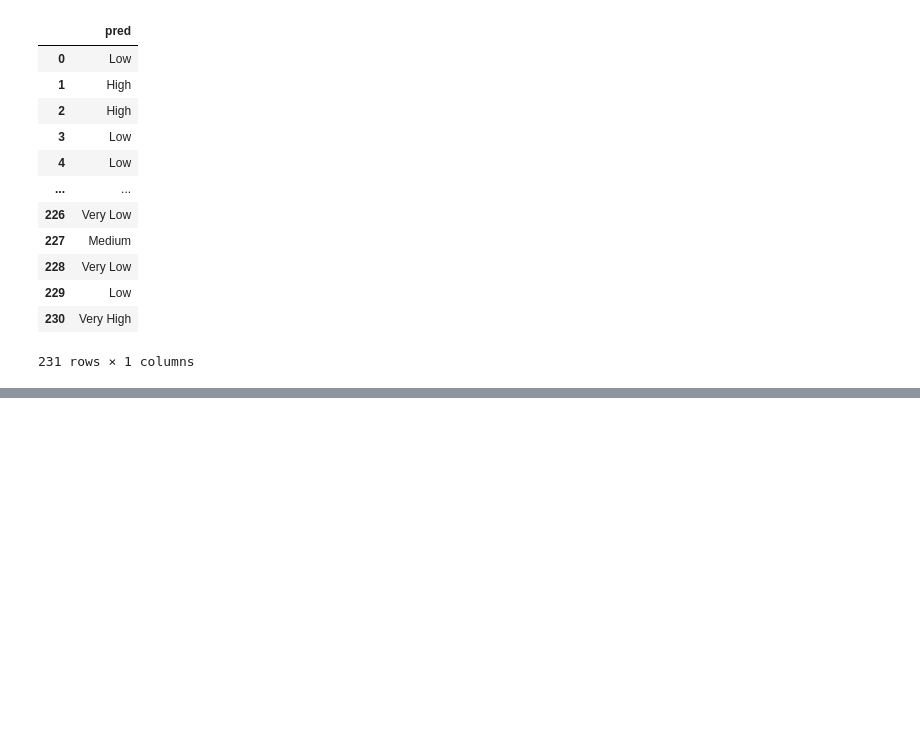
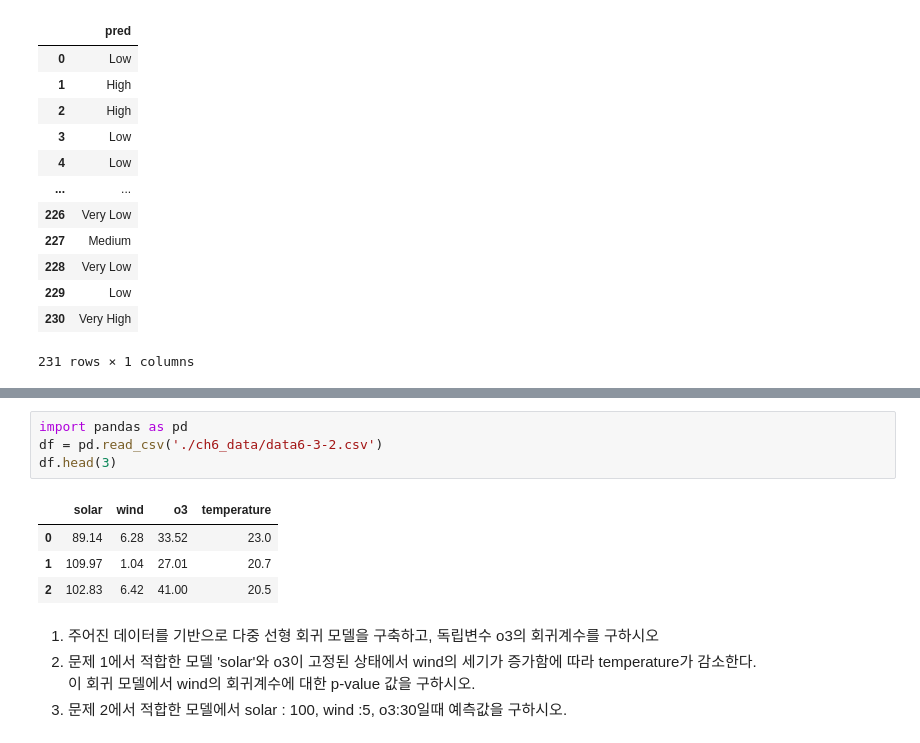
Before and after one commit to rlgus3351/-BigDataAnalyst, a Jupyter notebook: ch4/ch2.ipynb, the cells around one changed output, grey strips where cells are left out. Cells and saved outputs as stored; diff of their text form; blank space fills up the shorter version.

```diff
--- a/ch4/ch2.ipynb
+++ b/ch4/ch2.ipynb
@@ -1365,0 +1432,14 @@ submit
+# %%
+import pandas as pd
+df = pd.read_csv('./ch6_data/data6-3-2.csv')
+df.head(3)
+# %% [output]
+|  | solar | wind | o3 | temperature |
+| 0 | 89.14 | 6.28 | 33.52 | 23.0 |
+| 1 | 109.97 | 1.04 | 27.01 | 20.7 |
+| 2 | 102.83 | 6.42 | 41.00 | 20.5 |
+# %% [markdown]
+1. 주어진 데이터를 기반으로 다중 선형 회귀 모델을 구축하고, 독립변수 o3의 회귀계수를 구하시오
+2. 문제 1에서 적합한 모델 'solar'와 o3이 고정된 상태에서 wind의 세기가 증가함에 따라 temperature가 감소한다.<br>
+    이 회귀 모델에서 wind의 회귀계수에 대한 p-value 값을 구하시오.
+3. 문제 2에서 적합한 모델에서 solar : 100, wind :5, o3:30일때 예측값을 구하시오.
```
Also changed, not shown: parts of 20 cells of this notebook, 8 other files.
